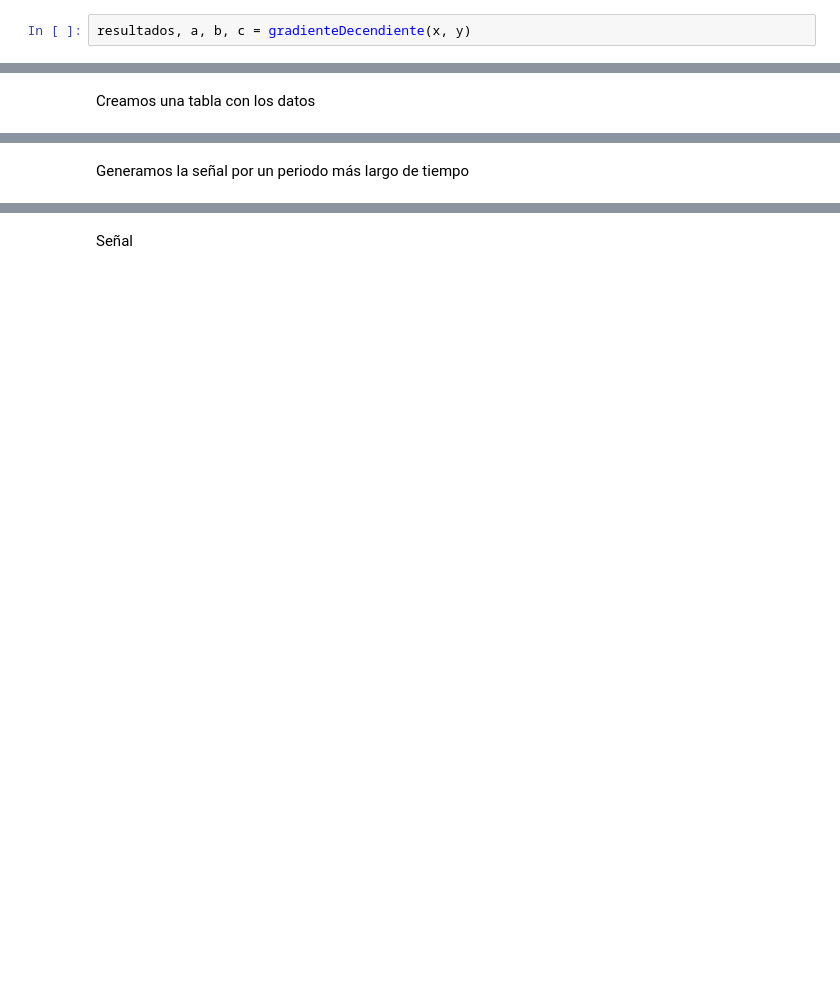
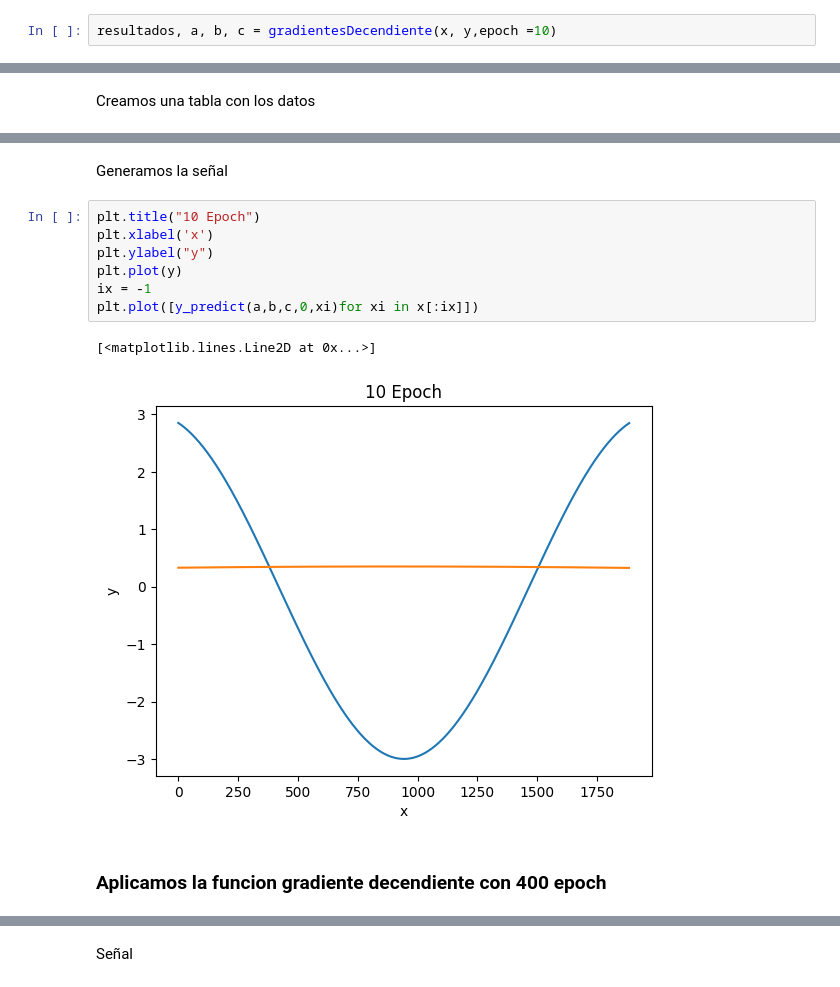
Before and after one commit to jdiego23/Estaditica, a Jupyter notebook: Tarea 3/src/notebook/punto2.ipynb, the cells around one changed output, grey strips where cells are left out. Drawn from its saved outputs; the diff is of its cells as text; blank space fills up the shorter version.

```diff
--- a/Tarea 3/src/notebook/punto2.ipynb
+++ b/Tarea 3/src/notebook/punto2.ipynb
@@ -93,3 +96,3 @@ y = data['y'].values
 # %%
-resultados, a, b, c = gradienteDecendiente(x, y)
+resultados, a, b, c = gradientesDecendiente(x, y,epoch =10)
 # %% [output]
@@ -133,2 +126,14 @@ print(tablaResultados)
 # %% [markdown]
-Generamos la señal por un periodo más largo de tiempo
+Generamos la señal
+# %%
+plt.title("10 Epoch")
+plt.xlabel('x')
+plt.ylabel("y")
+plt.plot(y)
+ix = -1
+plt.plot([y_predict(a,b,c,0,xi)for xi in x[:ix]])
+# %% [output]
+[<matplotlib.lines.Line2D at 0x...>]
+[figure, added]
+# %% [markdown]
+### Aplicamos la funcion gradiente decendiente con 400 epoch
```
Also changed, not shown: parts of 22 cells of this notebook.
